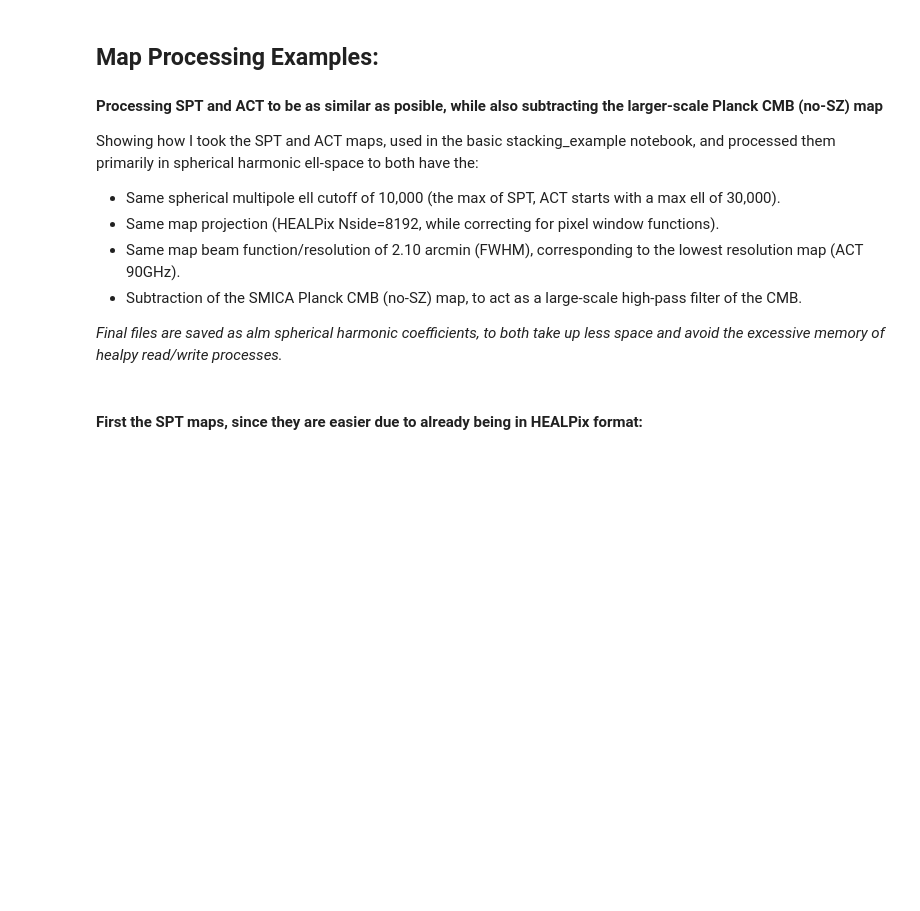
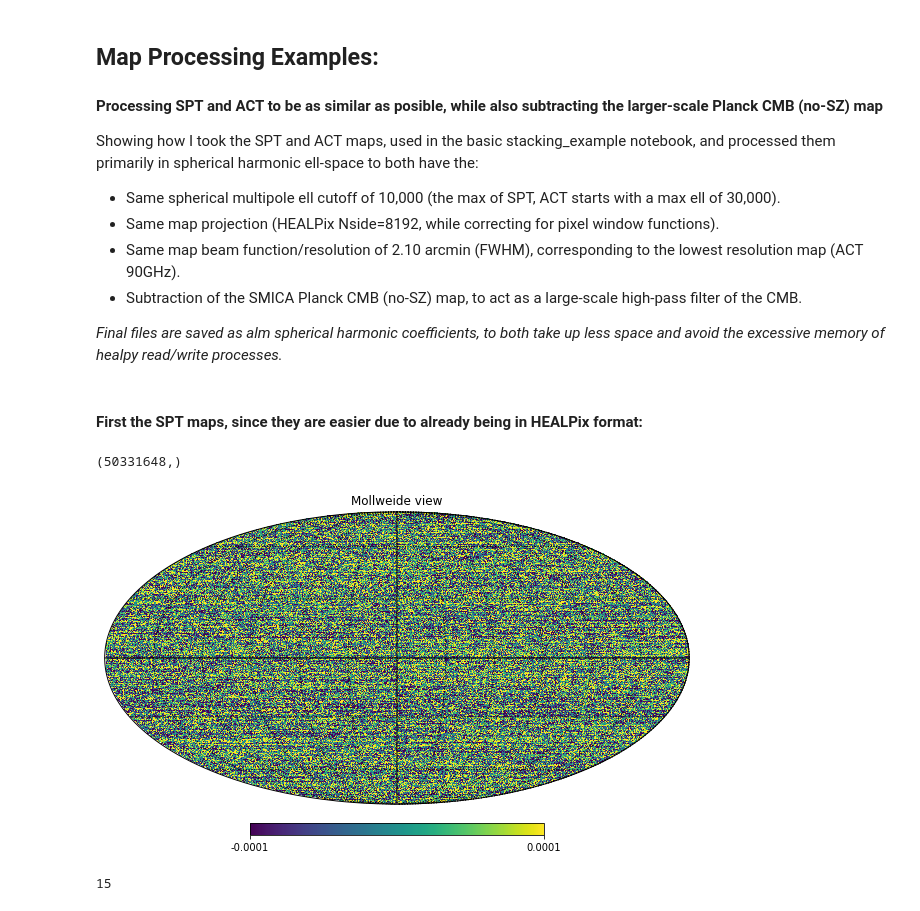
Before and after one commit to JeremyMeinke/mm_astronomy_stacking, a Jupyter notebook: map_processing.ipynb, the cells around one changed output. Drawn from its saved outputs; the diff is of its cells as text; code cells hidden in the pictures; blank space fills up the shorter version.

```diff
--- a/map_processing.ipynb
+++ b/map_processing.ipynb
@@ -105,3 +107,36 @@ Showing how I took the SPT and ACT maps, used in the basic stacking_example note
 *Final files are saved as alm spherical harmonic coefficients, to both take up less space and avoid the excessive memory of healpy read/write processes.*
 # %% [markdown]
 #### First the SPT maps, since they are easier due to already being in HEALPix format:
+# %%
+spt_lmax = 10000
+## Load the SMICA Planck CMB no-SZ map and rotate
+smica_nside = 2048
+smica_cmb = stacking.map_data_healpix_fits("./data/COM_CMB_IQU-smica-nosz_2048_R3.00_full.fits", nside=smica_nside,
+                                           unreadable_header=False, rotation=True, rot_lmax=spt_lmax, input_nest=True)
+print(smica_cmb.shape)
+# hp.mollview(smica_cmb)
+# hp.graticule()
+# plt.show()
+# gc.collect()
+
+# m = fits.open("./data/combined_map_95GHz_nside8192_ptsrcmasked_50mJy.fits", memmap=True)
+# print(len(m))
+# print(m.info())
+# print(m[1].data[0])
+
+##future me: redo the memap and fieldstuff
+# %% [output]
+(50331648,)
+# %%
+smica_cmb = hp.reorder(smica_cmb, r2n=True)
+hp.mollview(smica_cmb, max=1e-4, min=-1e-4)
+hp.graticule()
+plt.show()
+gc.collect()
+
+## Load the SPT-SZ alm file
+
+##
+# %% [output]
+[figure, added]
+15
```
Also changed, not shown: parts of 3 cells of this notebook, 4 other files.
